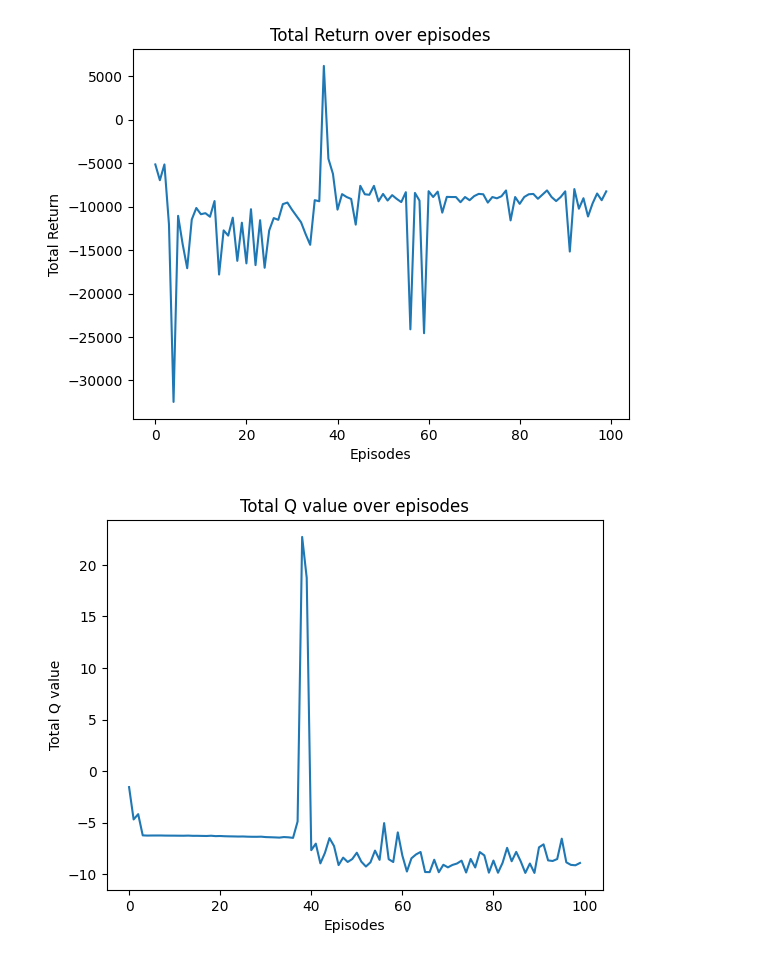
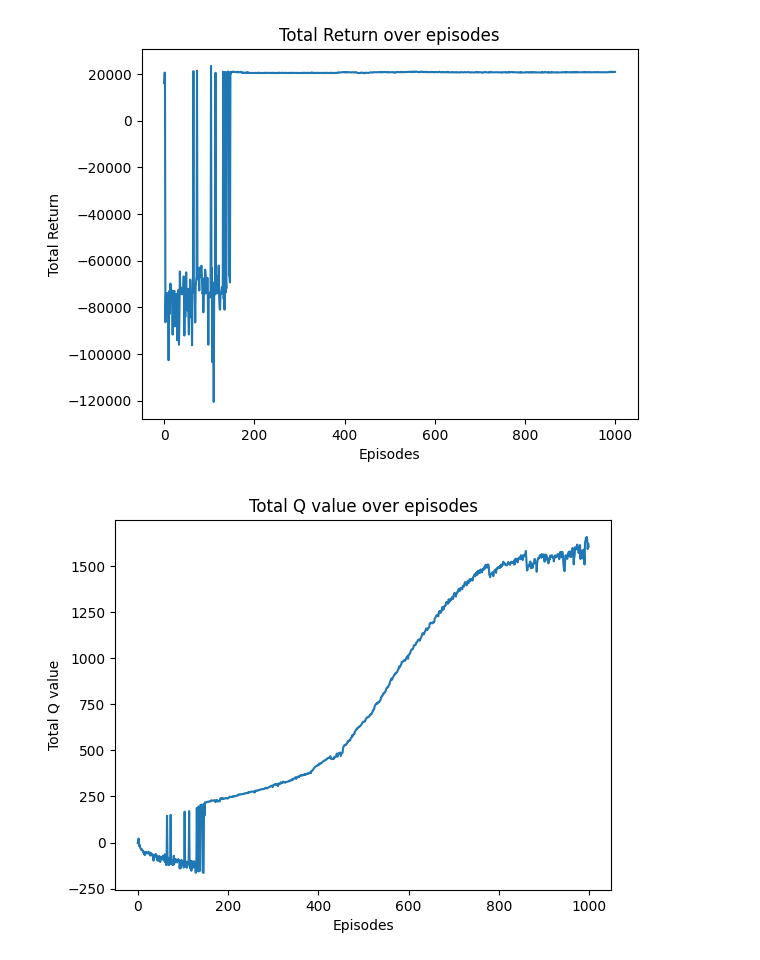
Before and after one commit to yjchenCN/Multi-agent-consensus-algorithm, a Jupyter notebook: MARL/QMIX.ipynb, the cells around one changed output. Cells and saved outputs as stored; diff of their text form; code cells hidden in the pictures.

```diff
--- a/MARL/QMIX.ipynb
+++ b/MARL/QMIX.ipynb
@@ -119,8 +119,39 @@ class QMIX:
 
         return actions, new_hidden_state
 
+    '''def train(self):
+        if len(self.replay_buffer) < self.args.batch_size:
+            return
+
+        states, actions, rewards, next_states, dones = self.replay_buffer.sample(self.args.batch_size)
+        states = {agent: torch.tensor([s[agent] for s in states], dtype=torch.float32).to(self.device) for agent in self.env.agents}
+        actions = {agent: torch.tensor([a[agent] for a in actions], dtype=torch.int64).to(self.device) for agent in self.env.agents}
+        rewards = {agent: torch.tensor([r[agent] for r in rewards], dtype=torch.float32).to(self.device) for agent in self.env.agents}
+        next_states = {agent: torch.tensor([ns[agent] for ns in next_states], dtype=torch.float32).to(self.device) for agent in self.env.agents}
+        dones = {agent: torch.tensor([d[agent] for d in dones], dtype=torch.float32).to(self.device) for agent in self.env.agents}
+
+        hidden_state = {agent: torch.zeros((self.args.batch_size, self.args.rnn_hidden_dim), dtype=torch.float32).to(self.device) for agent in self.env.agents}
+        next_hidden_state = {agent: torch.zeros((self.args.batch_size, self.args.rnn_hidden_dim), dtype=torch.float32).to(self.device) for agent in self.env.agents}
+
+        q_values = {agent: self.rnn(states[agent], hidden_state[agent])[0].gather(1, actions[agent].unsqueeze(-1)).squeeze(-1) for agent in self.env.agents}
+        next_q_values = {agent: self.rnn(next_states[agent], next_hidden_state[agent])[0].max(dim=-1)[0] for agent in self.env.agents}
+
+        targets = {agent: rewards[agent] + self.args.gamma * next_q_values[agent] * (1 - dones[agent]) for agent in self.env.agents}
+
+        q_values_tensor = torch.stack(list(q_values.values()), dim=1)
+        targets_tensor = torch.stack(list(targets.values()), dim=1)
+        states_tensor = torch.cat([states[agent].view(self.args.batch_size, -1) for agent in self.env.agents], dim=1)
+
+        q_total = self.qmix_net(q_values_tensor, states_tensor)
+        targets_total = self.qmix_net(targets_tensor, states_tensor)
+
+        loss = self.loss_fn(q_total, targets_total.detach())
+        self.optimizer.zero_grad()
+        loss.backward()
+        self.optimizer.step()'''
+
     def train(self):
-        if len(self.replay_buffer) < self.args.batch_size:
+        if len(self.replay_buffer) < self.args.minimal_size:
             return
 
         states, actions, rewards, next_states, dones = self.replay_buffer.sample(self.args.batch_size)
@@ -164,7 +195,7 @@ class QMIX:
                     episode_return = 0
                     actions_over_time = []
 
-                    for t in range(self.args.num_iterations):
+                    for t in range(int(self.args.num_iterations)):
                         actions, hidden_state = self.choose_action(obs, hidden_state)
                         next_obs, rewards, dones, _ = self.env.step(actions)
                         self.replay_buffer.add((obs, actions, rewards, next_obs, dones))
@@ -190,13 +221,20 @@ class QMIX:
                     total_q_values.append(np.mean(episode_q_values))
                     total_returns.append(episode_return)
 
-                    if episode_return > 8000:
+                    '''if episode_return > 6000:
                         print(f"Episode {episode + 1} reached a total return of {episode_return}")
                         for t, actions in enumerate(actions_over_time):
                             print(f"Time step {t}:")
                             for agent, action in actions.items():
-                                print(f"  Agent {agent}: Action {action}")
-
+                                print(f"  Agent {agent}: Action {action}")'''
+                    #print(episode_return)
+                    if episode_return > 25000:
+                        print(f"Episode {episode + 1} reached a total return of {episode_return}")
+                        for t, actions in enumerate(actions_over_time):
+                            #print(f"Time step {t}:")
+                            actions_list = [actions[agent] for agent in self.env.agents]
+                            print(actions_list)
+                        print("done")
                     if (episode + 1) % 10 == 0:
                         pbar.set_postfix({'episode': '%d' % (num_episodes / 10 * i + episode + 1), 'returns': '%.3f' % np.mean(total_returns[-10:])})
                     pbar.update(1)
@@ -283,38 +321,39 @@ class Args:
         self.hyper_hidden_dim = 64
         self.rnn_hidden_dim = 64
         self.two_hyper_layers = False
-        self.buffer_size = 100
+        self.buffer_size = 100000
+        self.minimal_size = 65
         self.batch_size = 64
         self.gamma = 0.99
         self.lr = 1e-3
         self.num_iterations = env.num_iterations  # 每个episode的迭代次数
-        self.num_episodes = 100 # 总episode数
+        self.num_episodes = 1000 # 总episode数
 
 
 env = CustomEnvironment()
 torch.manual_seed(0)
 args = Args(env)
 
 # 选择是否使用CUDA
 use_cuda = False
 qmix = QMIX(env, args, use_cuda)
 total_q_values, total_returns = qmix.run(args.num_episodes)
 
 # 可视化总回报变化
 plt.plot(total_returns)
 plt.xlabel('Episodes')
 plt.ylabel('Total Return')
 plt.title('Total Return over episodes')
 plt.show()
 
 # 可视化Q值变化
 plt.plot(total_q_values)
 plt.xlabel('Episodes')
 plt.ylabel('Total Q value')
 plt.title('Total Q value over episodes')
 plt.show()
 
 #actions, next_obs, rewards, dones = qmix.run_one_iteration()
 # %% [output]
-[figure, old version]
+[figure, new version]
-[figure, old version]
+[figure, new version]
```
Also changed, not shown: 3 other files.
